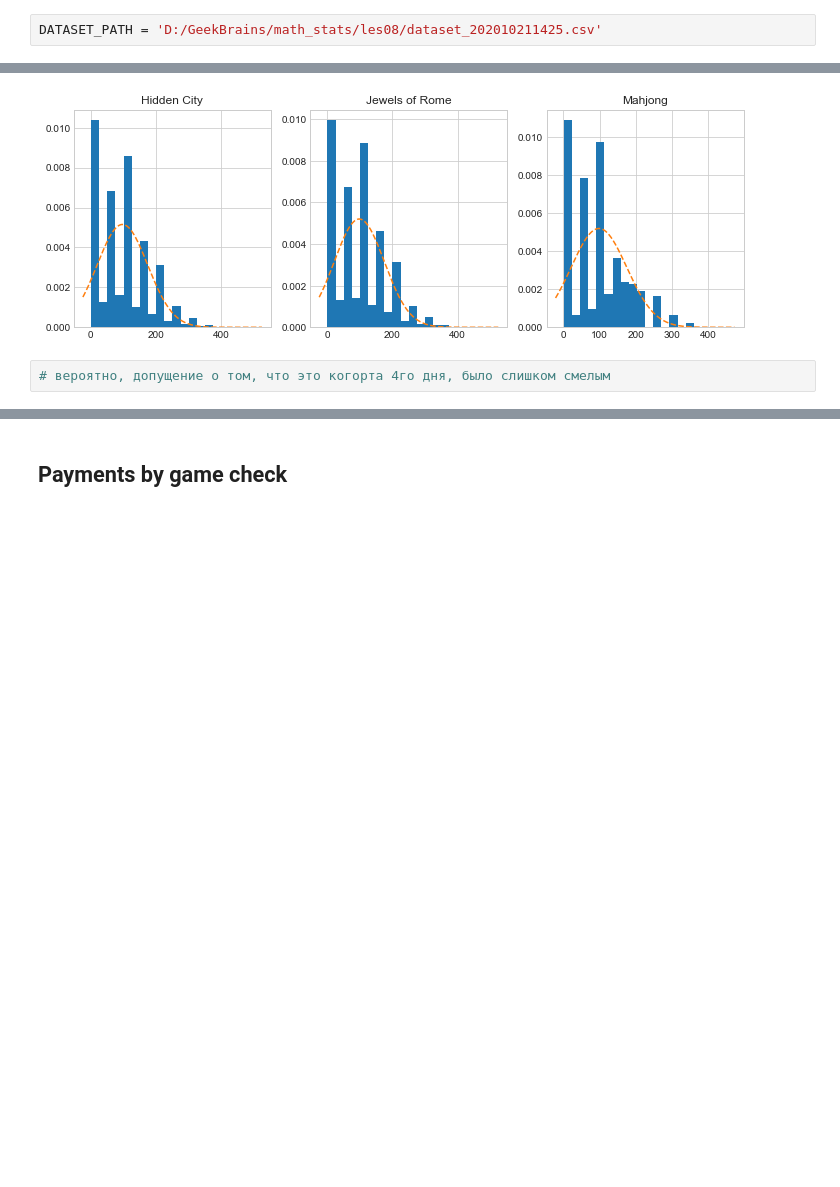
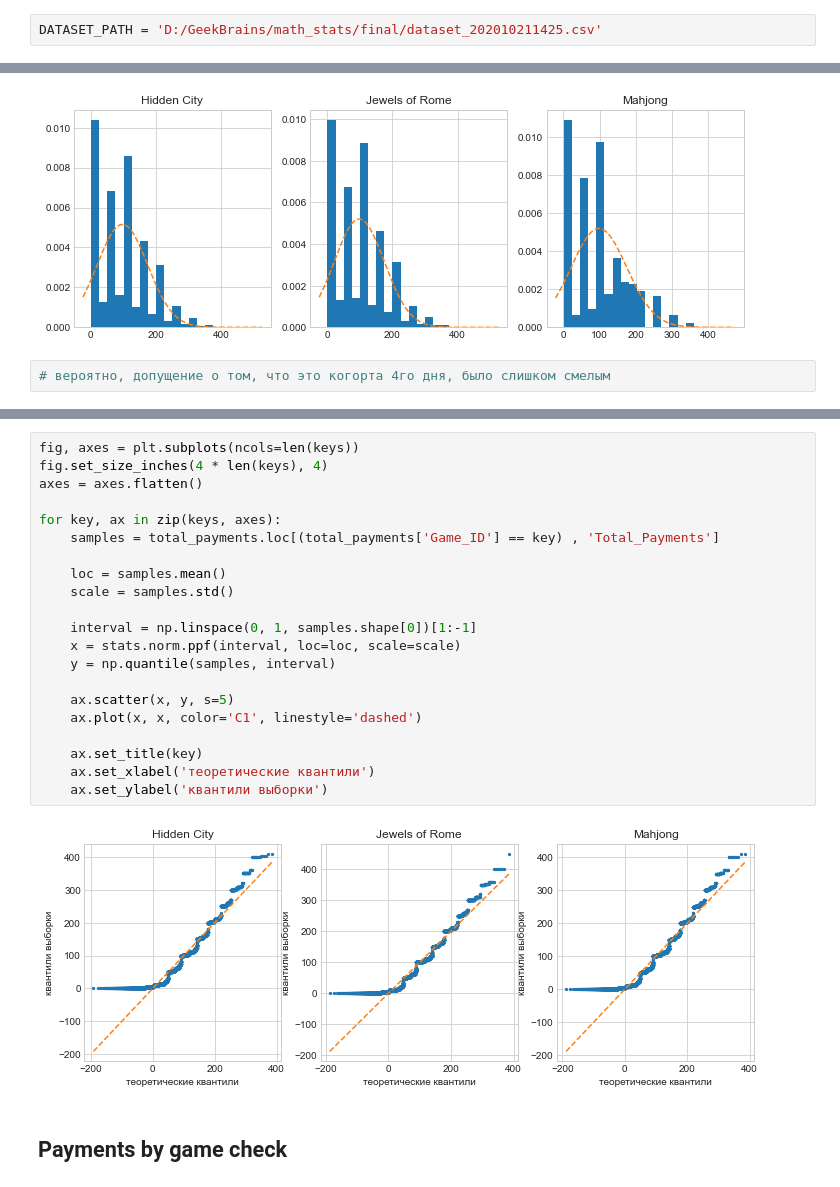
Before and after one commit to hellge83/AI_math_stats, a Jupyter notebook: final_task/Snetkova_final.ipynb, the cells around one changed output, grey strips where cells are left out. Drawn from its saved outputs; the diff is of its cells as text; blank space fills up the shorter version.

Commit message:
qq-plot added

```diff
--- a/final_task/Snetkova_final.ipynb
+++ b/final_task/Snetkova_final.ipynb
@@ -29,7 +29,7 @@ plt.style.use('seaborn-whitegrid')
 # %% [markdown]
 ## Read and prepare data
 # %%
-DATASET_PATH = 'D:/GeekBrains/math_stats/les08/dataset_202010211425.csv'
+DATASET_PATH = 'D:/GeekBrains/math_stats/final/dataset_202010211425.csv'
 # %%
 df = pd.read_csv(DATASET_PATH)
 df.head(5)
@@ -151,3 +166,26 @@ for key, ax in zip(keys, axes):
+# %%
+fig, axes = plt.subplots(ncols=len(keys))
+fig.set_size_inches(4 * len(keys), 4)
+axes = axes.flatten()
+
+for key, ax in zip(keys, axes):
+    samples = total_payments.loc[(total_payments['Game_ID'] == key) , 'Total_Payments']
+
+    loc = samples.mean()
+    scale = samples.std()
+
+    interval = np.linspace(0, 1, samples.shape[0])[1:-1]
+    x = stats.norm.ppf(interval, loc=loc, scale=scale)
+    y = np.quantile(samples, interval)
+
+    ax.scatter(x, y, s=5)
+    ax.plot(x, x, color='C1', linestyle='dashed')
+
+    ax.set_title(key)
+    ax.set_xlabel('теоретические квантили')
+    ax.set_ylabel('квантили выборки')
+# %% [output]
+[figure, added]
 # %% [markdown]
 ## Payments by game check
 # %%
```
Also changed, not shown: parts of 5 cells of this notebook, 1 other file.
